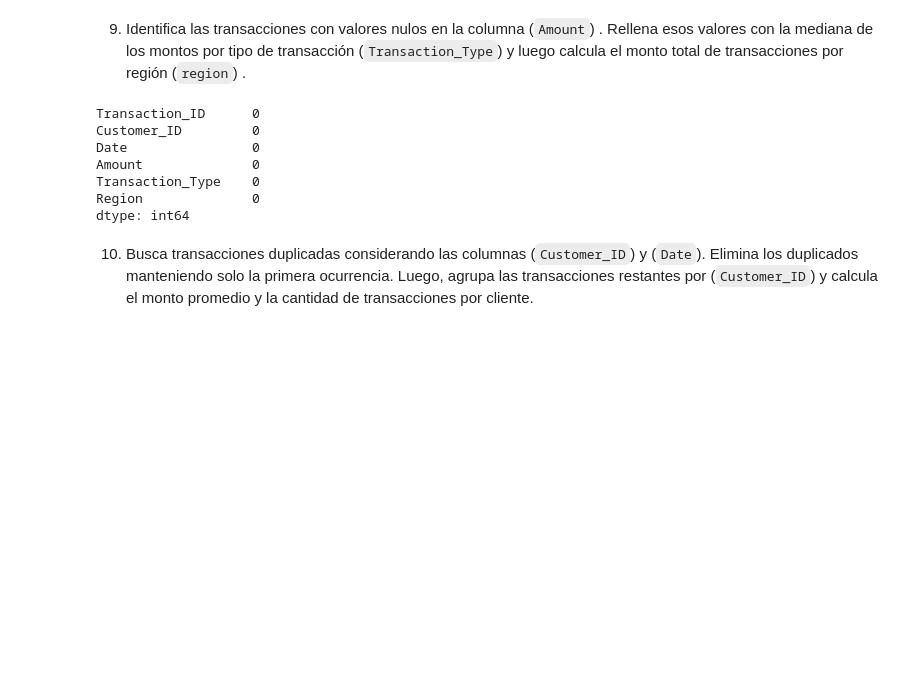
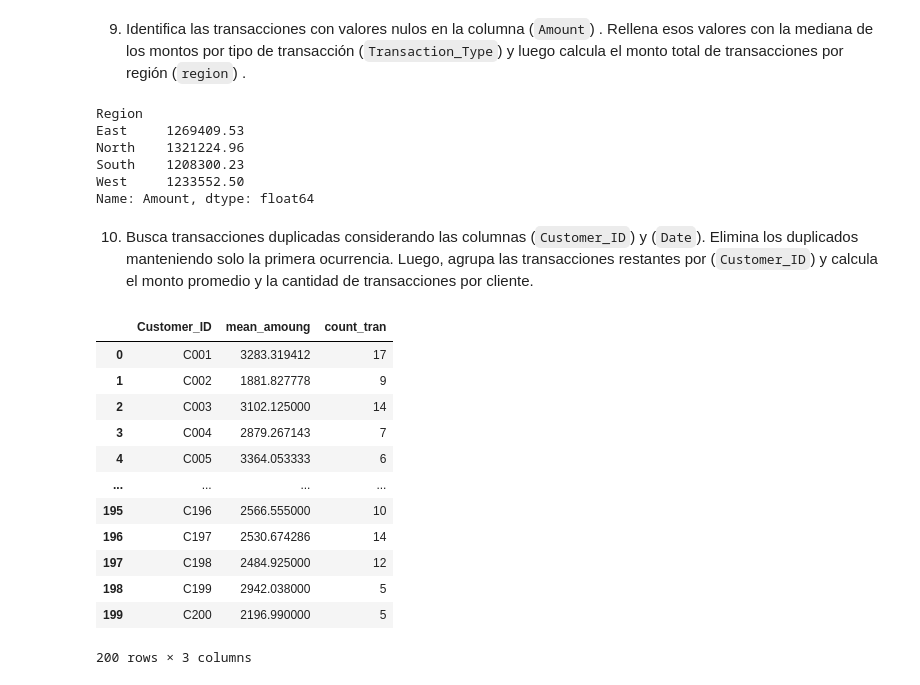
Before and after one commit to qlab-intro-python/tarea-4-5-saito-jimenez-meza, a Jupyter notebook: tarea_4_plantilla.ipynb, the cells around one changed output. Cells and saved outputs as stored; diff of their text form; code cells hidden in the pictures; blank space fills up the shorter version.

```diff
--- a/tarea_4_plantilla.ipynb
+++ b/tarea_4_plantilla.ipynb
@@ -349,14 +349,13 @@ mediana_dict
 financiera["Amount"] = financiera.apply(
     lambda x: mediana_dict[x["Transaction_Type"]] if pd.isnull(x["Amount"]) else x["Amount"], axis=1
 )
-financiera.isna().sum()
+financiera.groupby("Region")["Amount"].sum()
 # %% [output]
-Transaction_ID      0
-Customer_ID         0
-Date                0
-Amount              0
-Transaction_Type    0
-Region              0
-dtype: int64
+Region
+East     1269409.53
+North    1321224.96
+South    1208300.23
+West     1233552.50
+Name: Amount, dtype: float64
 # %% [markdown]
 10. Busca transacciones duplicadas considerando las columnas (`Customer_ID`) y (`Date`). Elimina los duplicados manteniendo solo la primera ocurrencia. Luego, agrupa las transacciones restantes por (`Customer_ID`) y calcula el monto promedio y la cantidad de transacciones por cliente.
@@ -364,0 +362,22 @@ dtype: int64
+# %%
+# Solución
+financiera_unica=financiera.drop_duplicates(["Customer_ID","Date"],keep="first")
+agrupados_customer=financiera_unica.groupby("Customer_ID")["Amount"].mean().reset_index(name="mean_amoung")
+cantidad_customer=financiera_unica.groupby("Customer_ID").size().reset_index(name="count_tran")
+
+pregunta_10=pd.merge(agrupados_customer,cantidad_customer,on="Customer_ID")
+pregunta_10
+# %% [output]
+|  | Customer_ID | mean_amoung | count_tran |
+| 0 | C001 | 3283.319412 | 17 |
+| 1 | C002 | 1881.827778 | 9 |
+| 2 | C003 | 3102.125000 | 14 |
+| 3 | C004 | 2879.267143 | 7 |
+| 4 | C005 | 3364.053333 | 6 |
+| ... | ... | ... | ... |
+| 195 | C196 | 2566.555000 | 10 |
+| 196 | C197 | 2530.674286 | 14 |
+| 197 | C198 | 2484.925000 | 12 |
+| 198 | C199 | 2942.038000 | 5 |
+| 199 | C200 | 2196.990000 | 5 |
+200 rows × 3 columns
```
Also changed, not shown: parts of 1 cell of this notebook.
